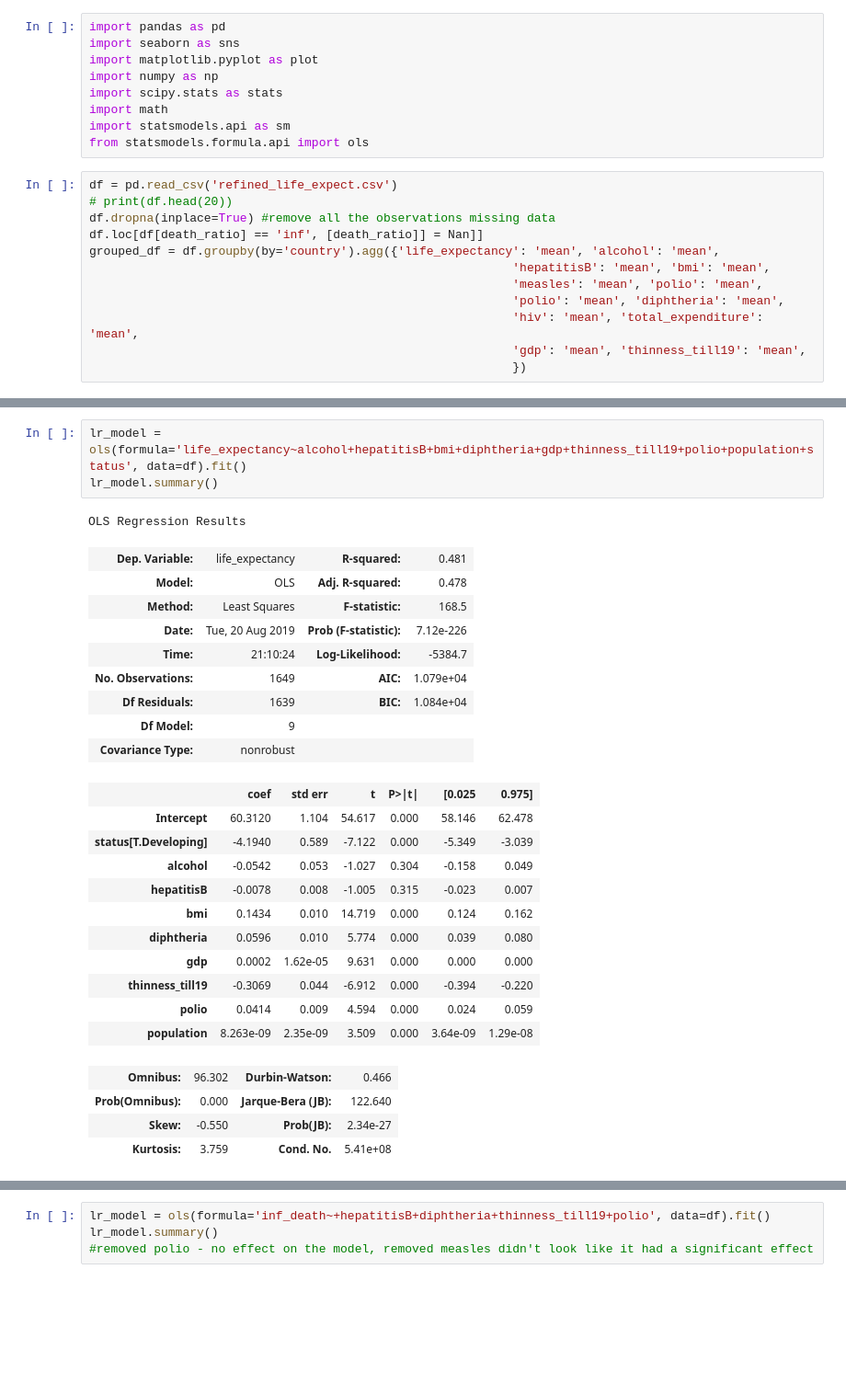
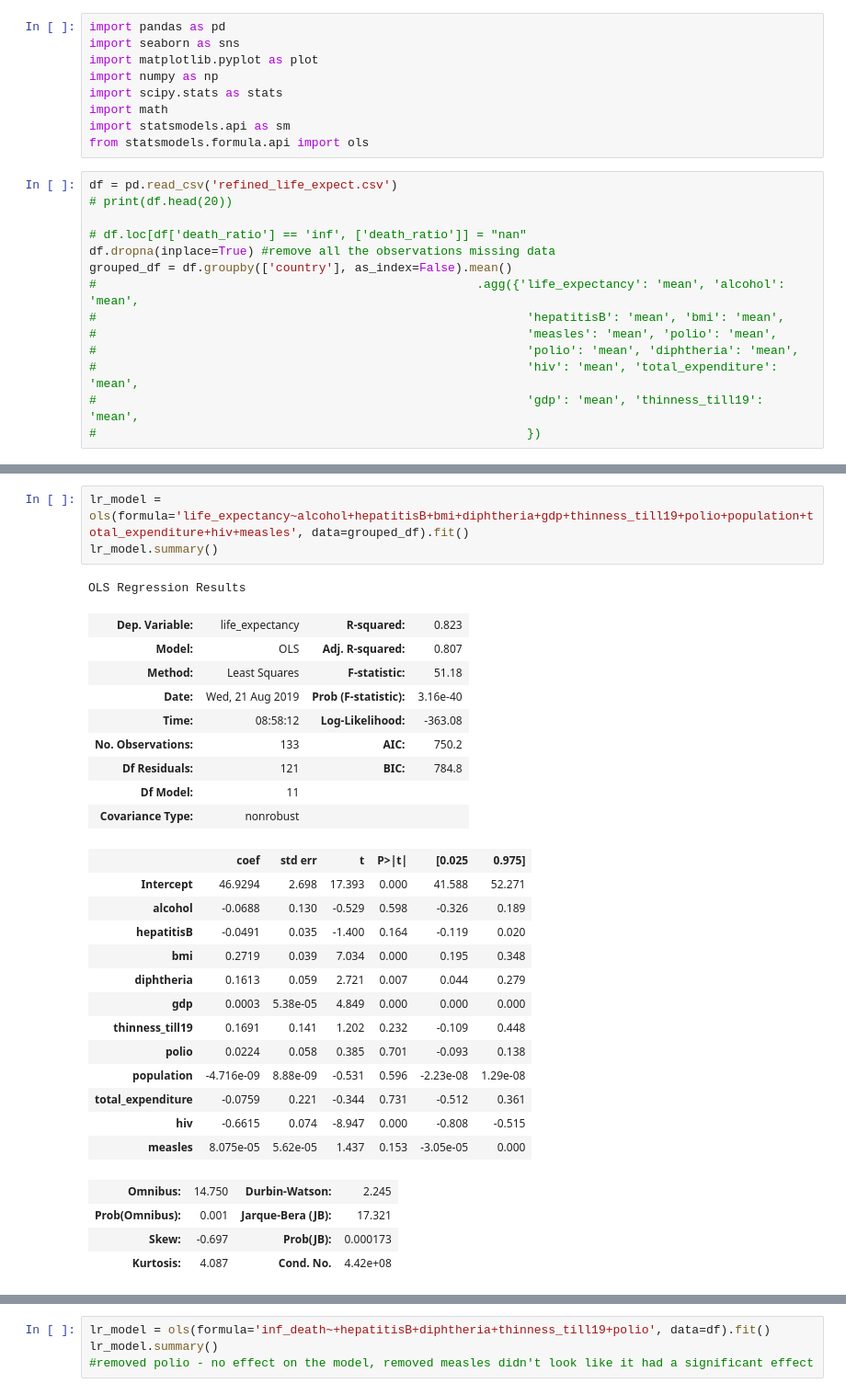
Before and after one commit to DaggerForce/Life_Expectancy_Project, a Jupyter notebook: data_mining.ipynb, the cells around one changed output, grey strips where cells are left out. Shown at 92% size. Drawn from its saved outputs; the diff is of its cells as text; blank space fills up the shorter version.

Commit message:
refined data

```diff
--- a/data_mining.ipynb
+++ b/data_mining.ipynb
@@ -10,12 +10,14 @@ from statsmodels.formula.api import ols
 # %%
 df = pd.read_csv('refined_life_expect.csv')
 # print(df.head(20))
+
+# df.loc[df['death_ratio'] == 'inf', ['death_ratio']] = "nan"
 df.dropna(inplace=True) #remove all the observations missing data
-df.loc[df[death_ratio] == 'inf', [death_ratio]] = Nan]]
-grouped_df = df.groupby(by='country').agg({'life_expectancy': 'mean', 'alcohol': 'mean',
-                                                           'hepatitisB': 'mean', 'bmi': 'mean',
-                                                           'measles': 'mean', 'polio': 'mean',
-                                                           'polio': 'mean', 'diphtheria': 'mean',
-                                                           'hiv': 'mean', 'total_expenditure': 'mean',
-                                                           'gdp': 'mean', 'thinness_till19': 'mean',
-                                                           })
+grouped_df = df.groupby(['country'], as_index=False).mean()
+#                                                     .agg({'life_expectancy': 'mean', 'alcohol': 'mean',
+#                                                            'hepatitisB': 'mean', 'bmi': 'mean',
+#                                                            'measles': 'mean', 'polio': 'mean',
+#                                                            'polio': 'mean', 'diphtheria': 'mean',
+#                                                            'hiv': 'mean', 'total_expenditure': 'mean',
+#                                                            'gdp': 'mean', 'thinness_till19': 'mean',
+#                                                            })
@@ -34,31 +37,33 @@ sns.pairplot(df, diag_kind="kde", height=2.5)
 # %%
-lr_model = ols(formula='life_expectancy~alcohol+hepatitisB+bmi+diphtheria+gdp+thinness_till19+polio+population+status', data=df).fit()
+lr_model = ols(formula='life_expectancy~alcohol+hepatitisB+bmi+diphtheria+gdp+thinness_till19+polio+population+total_expenditure+hiv+measles', data=grouped_df).fit()
 lr_model.summary()
 # %% [output]
 OLS Regression Results
-| Dep. Variable: | life_expectancy | R-squared: | 0.481 |
-| Model: | OLS | Adj. R-squared: | 0.478 |
-| Method: | Least Squares | F-statistic: | 168.5 |
-| Date: | Tue, 20 Aug 2019 | Prob (F-statistic): | 7.12e-226 |
-| Time: | 21:10:24 | Log-Likelihood: | -5384.7 |
-| No. Observations: | 1649 | AIC: | 1.079e+04 |
-| Df Residuals: | 1639 | BIC: | 1.084e+04 |
-| Df Model: | 9 |  |  |
+| Dep. Variable: | life_expectancy | R-squared: | 0.823 |
+| Model: | OLS | Adj. R-squared: | 0.807 |
+| Method: | Least Squares | F-statistic: | 51.18 |
+| Date: | Wed, 21 Aug 2019 | Prob (F-statistic): | 3.16e-40 |
+| Time: | 08:58:12 | Log-Likelihood: | -363.08 |
+| No. Observations: | 133 | AIC: | 750.2 |
+| Df Residuals: | 121 | BIC: | 784.8 |
+| Df Model: | 11 |  |  |
 | Covariance Type: | nonrobust |  |  |
 |  | coef | std err | t | P>|t| | [0.025 | 0.975] |
-| Intercept | 60.3120 | 1.104 | 54.617 | 0.000 | 58.146 | 62.478 |
-| status[T.Developing] | -4.1940 | 0.589 | -7.122 | 0.000 | -5.349 | -3.039 |
-| alcohol | -0.0542 | 0.053 | -1.027 | 0.304 | -0.158 | 0.049 |
-| hepatitisB | -0.0078 | 0.008 | -1.005 | 0.315 | -0.023 | 0.007 |
-| bmi | 0.1434 | 0.010 | 14.719 | 0.000 | 0.124 | 0.162 |
-| diphtheria | 0.0596 | 0.010 | 5.774 | 0.000 | 0.039 | 0.080 |
-| gdp | 0.0002 | 1.62e-05 | 9.631 | 0.000 | 0.000 | 0.000 |
-| thinness_till19 | -0.3069 | 0.044 | -6.912 | 0.000 | -0.394 | -0.220 |
-| polio | 0.0414 | 0.009 | 4.594 | 0.000 | 0.024 | 0.059 |
-| population | 8.263e-09 | 2.35e-09 | 3.509 | 0.000 | 3.64e-09 | 1.29e-08 |
+| Intercept | 46.9294 | 2.698 | 17.393 | 0.000 | 41.588 | 52.271 |
+| alcohol | -0.0688 | 0.130 | -0.529 | 0.598 | -0.326 | 0.189 |
+| hepatitisB | -0.0491 | 0.035 | -1.400 | 0.164 | -0.119 | 0.020 |
+| bmi | 0.2719 | 0.039 | 7.034 | 0.000 | 0.195 | 0.348 |
+| diphtheria | 0.1613 | 0.059 | 2.721 | 0.007 | 0.044 | 0.279 |
+| gdp | 0.0003 | 5.38e-05 | 4.849 | 0.000 | 0.000 | 0.000 |
+| thinness_till19 | 0.1691 | 0.141 | 1.202 | 0.232 | -0.109 | 0.448 |
+| polio | 0.0224 | 0.058 | 0.385 | 0.701 | -0.093 | 0.138 |
+| population | -4.716e-09 | 8.88e-09 | -0.531 | 0.596 | -2.23e-08 | 1.29e-08 |
+| total_expenditure | -0.0759 | 0.221 | -0.344 | 0.731 | -0.512 | 0.361 |
+| hiv | -0.6615 | 0.074 | -8.947 | 0.000 | -0.808 | -0.515 |
+| measles | 8.075e-05 | 5.62e-05 | 1.437 | 0.153 | -3.05e-05 | 0.000 |
-| Omnibus: | 96.302 | Durbin-Watson: | 0.466 |
-| Prob(Omnibus): | 0.000 | Jarque-Bera (JB): | 122.640 |
-| Skew: | -0.550 | Prob(JB): | 2.34e-27 |
-| Kurtosis: | 3.759 | Cond. No. | 5.41e+08 |
+| Omnibus: | 14.750 | Durbin-Watson: | 2.245 |
+| Prob(Omnibus): | 0.001 | Jarque-Bera (JB): | 17.321 |
+| Skew: | -0.697 | Prob(JB): | 0.000173 |
+| Kurtosis: | 4.087 | Cond. No. | 4.42e+08 |
 Warnings:
 [1] Standard Errors assume that the covariance matrix of the errors is correctly specified.
```
Also changed, not shown: parts of 5 cells of this notebook, 2 other files.
